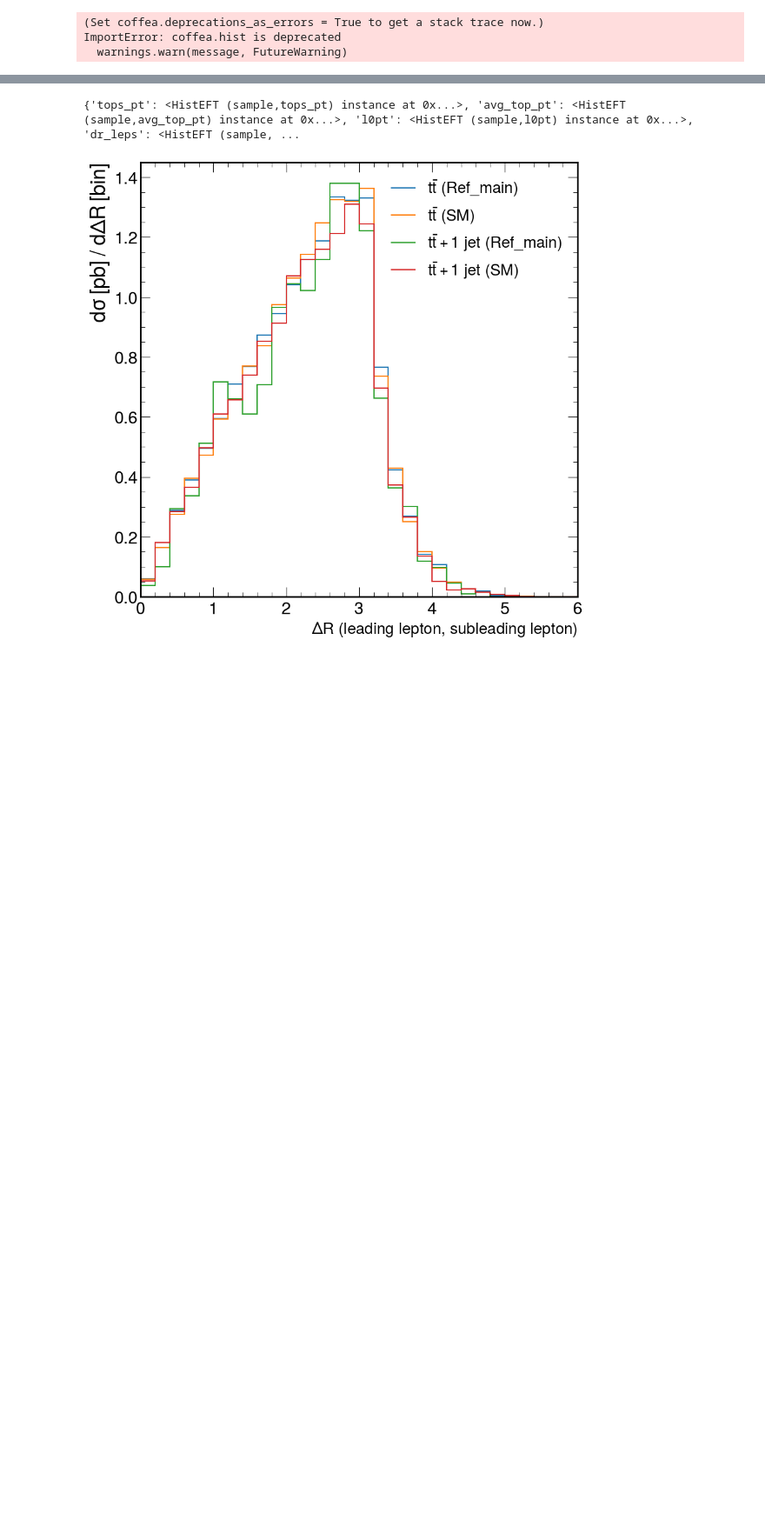
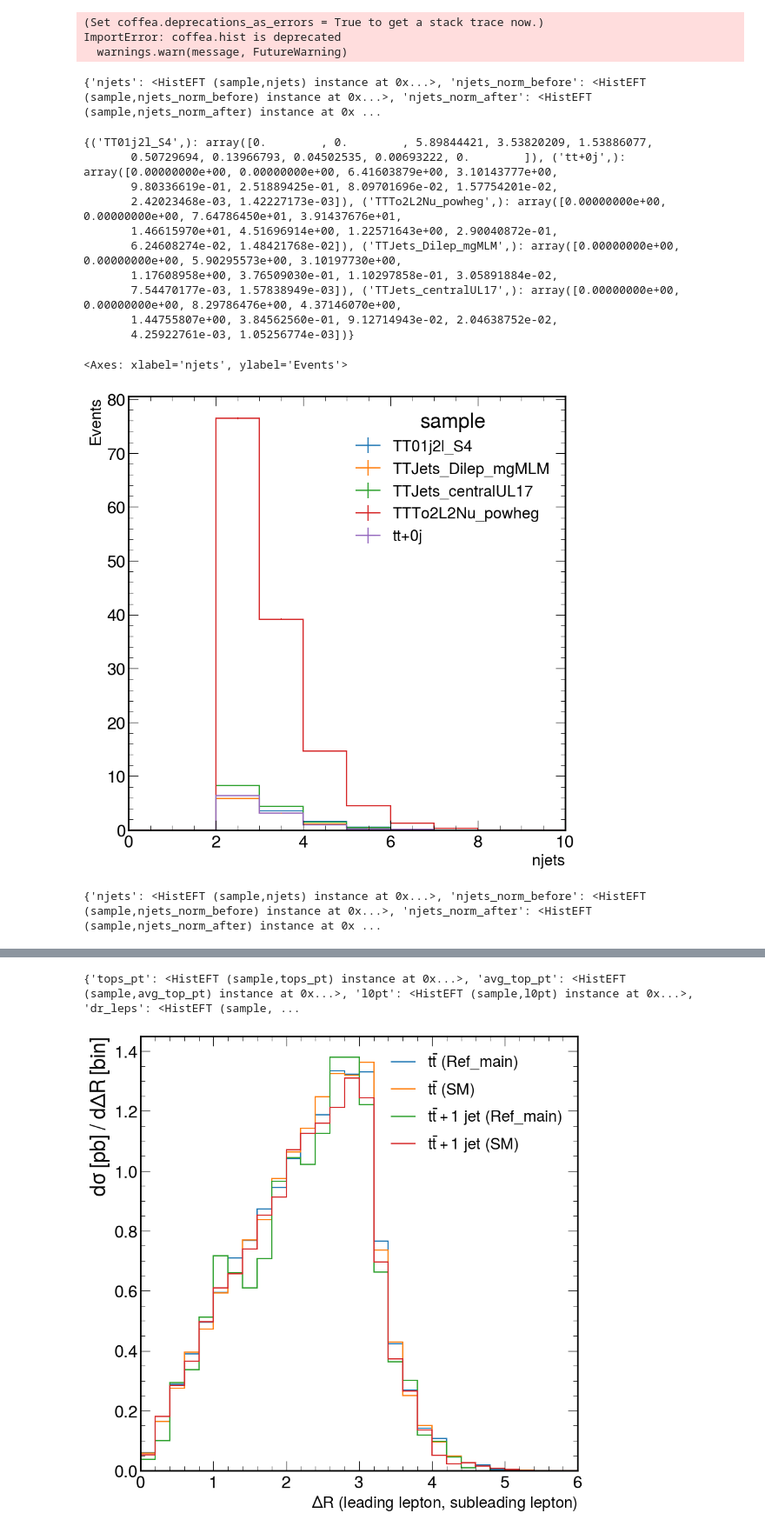
Before and after one commit to hannahbnelson/ttbarEFT, a Jupyter notebook: analysis/quick_plotter.ipynb, the cells around one changed output, grey strips where cells are left out. Shown: that part at 87% size. Cells and saved outputs as stored; diff of their text form; code cells hidden in the pictures; blank space fills up the shorter version.

Commit message:
update plotting scripts

```diff
--- a/analysis/quick_plotter.ipynb
+++ b/analysis/quick_plotter.ipynb
@@ -29,3 +29,41 @@ orig_pts = {"ctGIm": 1.0, "ctGRe":0.7, "cQj38": 9.0, "cQj18": 7.0,
             "cQu8": 9.5, "cQd8": 12.0, "ctj8": 7.0, "ctu8": 9.0,
             "ctd8": 12.4, "cQj31": 3.0, "cQj11": 4.2, "cQu1": 5.5,
             "cQd1": 7.0, "ctj1": 4.4, "ctu1": 5.4, "ctd1": 7.0}
+# %%
+fin = "TT01j2l_central_njets.pkl.gz"
+hists = utils.get_hist_from_pkl(fin, allow_empty=False)
+print(hists)
+# %% [output]
+{'njets': <HistEFT (sample,njets) instance at 0x...>, 'njets_norm_before': <HistEFT (sample,njets_norm_before) instance at 0x...>, 'njets_norm_after': <HistEFT (sample,njets_norm_after) instance at 0x ...
+# %%
+h = hists['njets']
+h.set_sm()
+#h.set_wilson_coefficients(**orig_pts)
+# print(h._wcs)
+print(h.values())
+fig, ax = plt.subplots(1,1)
+hist.plot1d(h, ax=ax, stack=False)
+# %% [output]
+{('TT01j2l_S4',): array([0.        , 0.        , 5.89844421, 3.53820209, 1.53886077,
+       0.50729694, 0.13966793, 0.04502535, 0.00693222, 0.        ]), ('tt+0j',): array([0.00000000e+00, 0.00000000e+00, 6.41603879e+00, 3.10143777e+00,
+       9.80336619e-01, 2.51889425e-01, 8.09701696e-02, 1.57754201e-02,
+       2.42023468e-03, 1.42227173e-03]), ('TTTo2L2Nu_powheg',): array([0.00000000e+00, 0.00000000e+00, 7.64786450e+01, 3.91437676e+01,
+       1.46615970e+01, 4.51696914e+00, 1.22571643e+00, 2.90040872e-01,
+       6.24608274e-02, 1.48421768e-02]), ('TTJets_Dilep_mgMLM',): array([0.00000000e+00, 0.00000000e+00, 5.90295573e+00, 3.10197730e+00,
+       1.17608958e+00, 3.76509030e-01, 1.10297858e-01, 3.05891884e-02,
+       7.54470177e-03, 1.57838949e-03]), ('TTJets_centralUL17',): array([0.00000000e+00, 0.00000000e+00, 8.29786476e+00, 4.37146070e+00,
+       1.44755807e+00, 3.84562560e-01, 9.12714943e-02, 2.04638752e-02,
+       4.25922761e-03, 1.05256774e-03])}
+<Axes: xlabel='njets', ylabel='Events'>
+[figure, added]
+# %%
+# fin = "TT0j2l_nom_sow.pkl.gz"
+# fin = "TT0j2l_ref_sow.pkl.gz"
+# fin = "TT0j2l_robert_sow.pkl.gz"
+# fin = "sow_get_norm_before.pkl.gz"
+# fin = "sow_get_norm_after.pkl.gz"
+fin = "TT01j2l_central_njets.pkl.gz"
+hists = utils.get_hist_from_pkl(fin, allow_empty=False)
+print(hists)
+# %% [output]
+{'njets': <HistEFT (sample,njets) instance at 0x...>, 'njets_norm_before': <HistEFT (sample,njets_norm_before) instance at 0x...>, 'njets_norm_after': <HistEFT (sample,njets_norm_after) instance at 0x ...
```
Also changed, not shown: parts of 1 cell of this notebook, 4 other files.
